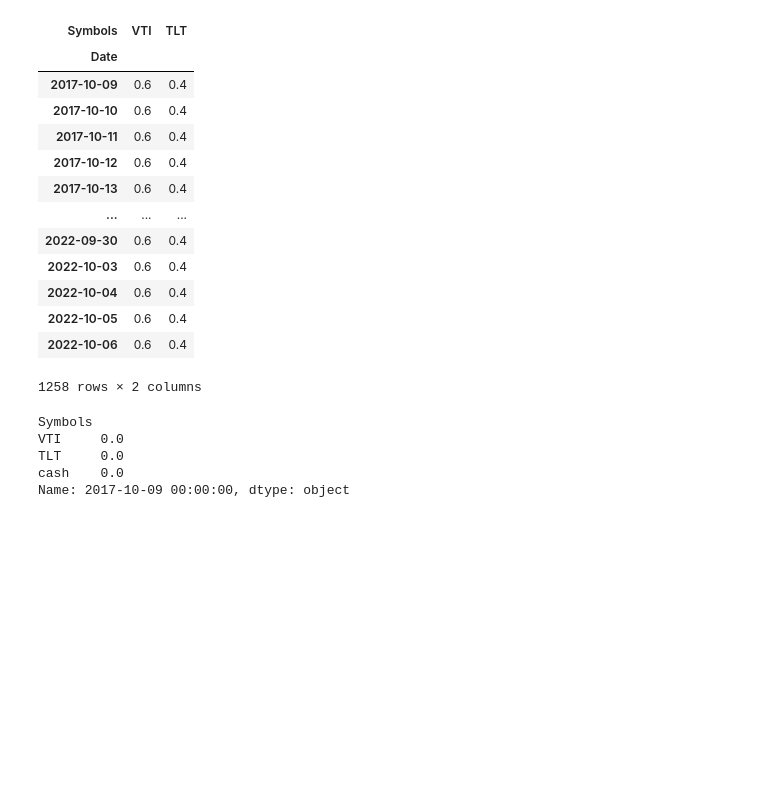
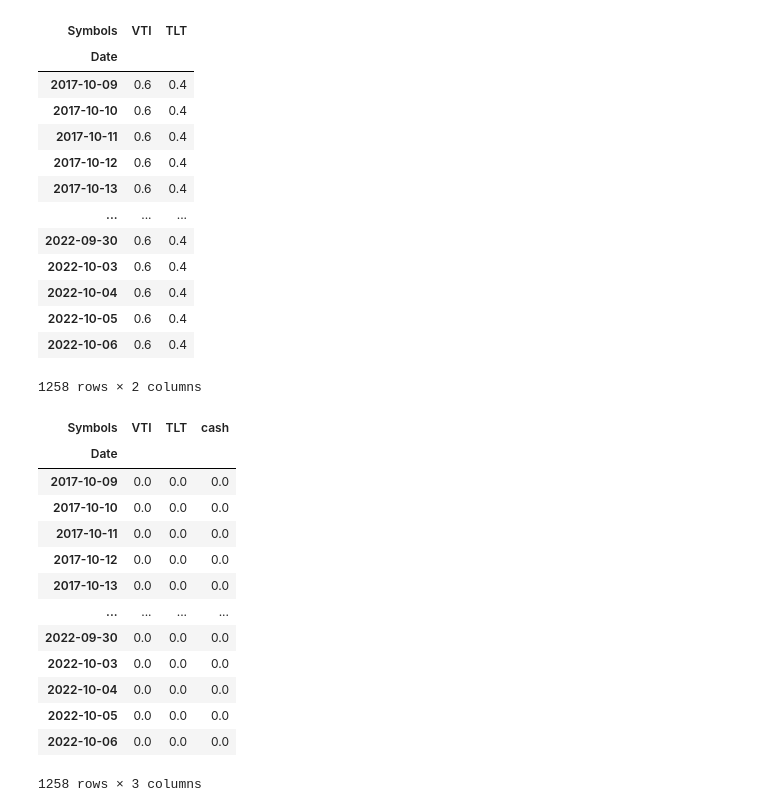
Before and after one commit to breaded-xyz/alphasim, a Jupyter notebook: vignettes/backtest.ipynb, the cells around one changed output. Saved outputs shown, nothing was run; the diff lists cells and outputs as text; code cells hidden in the pictures; blank space fills up the shorter version.

```diff
--- a/vignettes/backtest.ipynb
+++ b/vignettes/backtest.ipynb
@@ -63,38 +66,47 @@ result = backtest(price_df, weight_df, min_commission, trade_buffer, initial_cap
 # %%
 assert(price_df.shape == weight_df.shape)
 
 price_df['cash'] = 1
 weight_df['cash'] = max_lev - weight_df.sum(axis=1)
 
 pf_df = pd.DataFrame(index=price_df.index, columns=weight_df.columns)
 pf_df[:] = 0.0
 
 pnl_df = pf_df.copy()
 
 
 '''
 current_weight = (size * price) / nav
 target_weight = weight
 delta_weight = target_weight - current_weight
 do_trade = delta_weight > trade_buffer
 
 In fixed_pct_comm scheme:
 trade_weight = target_weight - trade_buffer
 
 In min_comm scheme:
 trade_weight = target_weight
 
 trade_value = trade_weight * nav
 trade_size = trade_value / price
 '''
 
-display(pf_df.iloc[0])
+display(pf_df)
 # %% [output]
+| Symbols | VTI | TLT | cash |
+| Date |  |  |  |
+| 2017-10-09 | 0.0 | 0.0 | 0.0 |
+| 2017-10-10 | 0.0 | 0.0 | 0.0 |
+| 2017-10-11 | 0.0 | 0.0 | 0.0 |
+| 2017-10-12 | 0.0 | 0.0 | 0.0 |
+| 2017-10-13 | 0.0 | 0.0 | 0.0 |
+| ... | ... | ... | ... |
+| 2022-09-30 | 0.0 | 0.0 | 0.0 |
+| 2022-10-03 | 0.0 | 0.0 | 0.0 |
+| 2022-10-04 | 0.0 | 0.0 | 0.0 |
+| 2022-10-05 | 0.0 | 0.0 | 0.0 |
+| 2022-10-06 | 0.0 | 0.0 | 0.0 |
-Symbols
-VTI     0.0
-TLT     0.0
-cash    0.0
-Name: 2017-10-09 00:00:00, dtype: object
+1258 rows × 3 columns
 # %%
 n = len(price_df)
 
```
Also changed, not shown: parts of 5 cells of this notebook.
